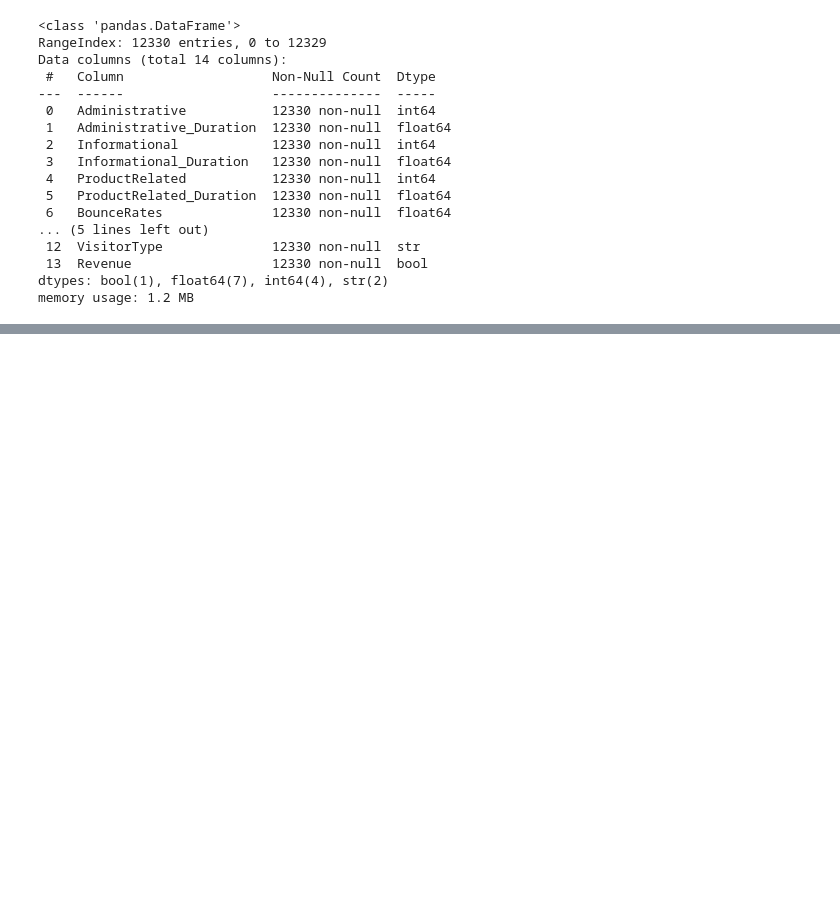
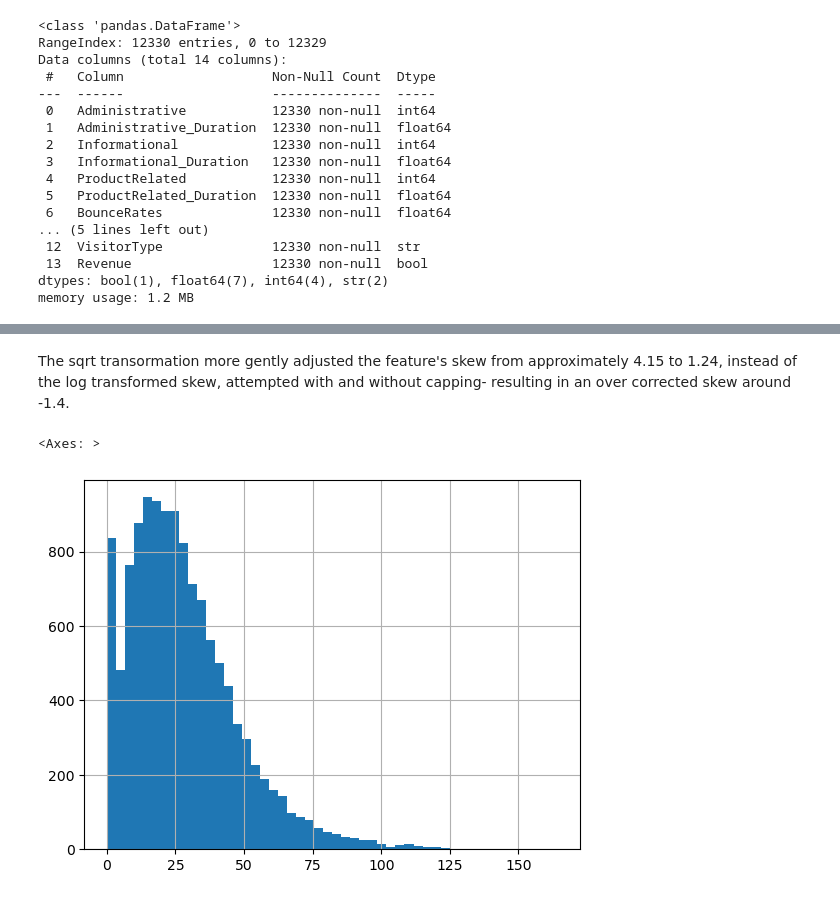
Before and after one commit to AnnaMalaschenko/Ecommerce-Shopper-Behavior, a Jupyter notebook: notebooks/preprocessing.ipynb, the cells around one changed output, grey strips where cells are left out. Cells and saved outputs as stored; diff of their text form; code cells hidden in the pictures; blank space fills up the shorter version.

```diff
--- a/notebooks/preprocessing.ipynb
+++ b/notebooks/preprocessing.ipynb
@@ -26,0 +299,7 @@ memory usage: 1.2 MB
+# %% [markdown]
+The sqrt transormation more gently adjusted the feature's skew from approximately 4.15 to 1.24, instead of the log transformed skew, attempted with and without capping- resulting in an over corrected skew around -1.4.
+# %%
+df_encoded['ProductRelated_Duration_sqrt'].hist(bins=50)
+# %% [output]
+<Axes: >
+[figure, added]
```
Also changed, not shown: parts of 44 cells of this notebook, 2 other files.
